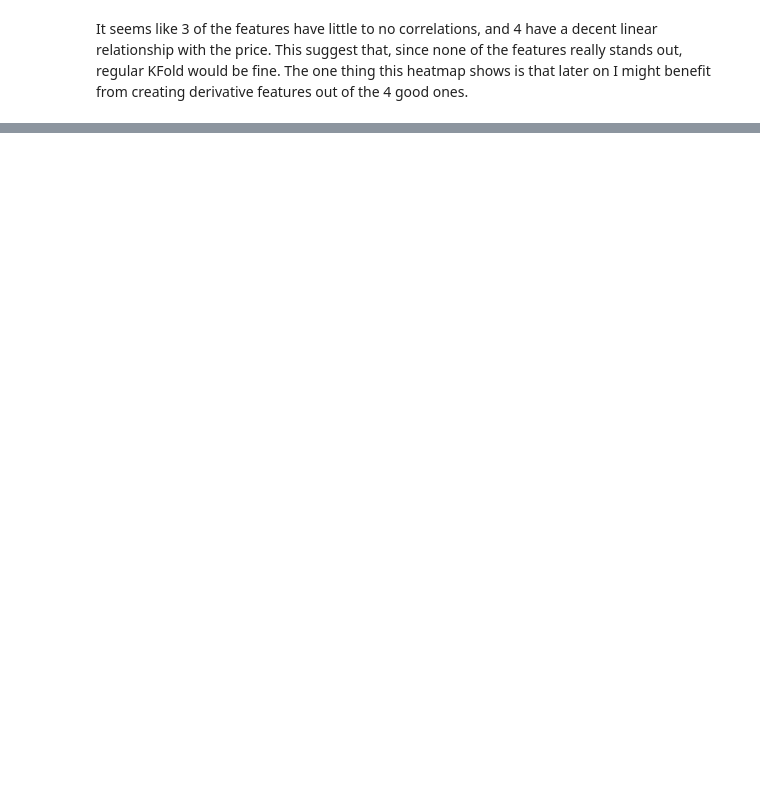
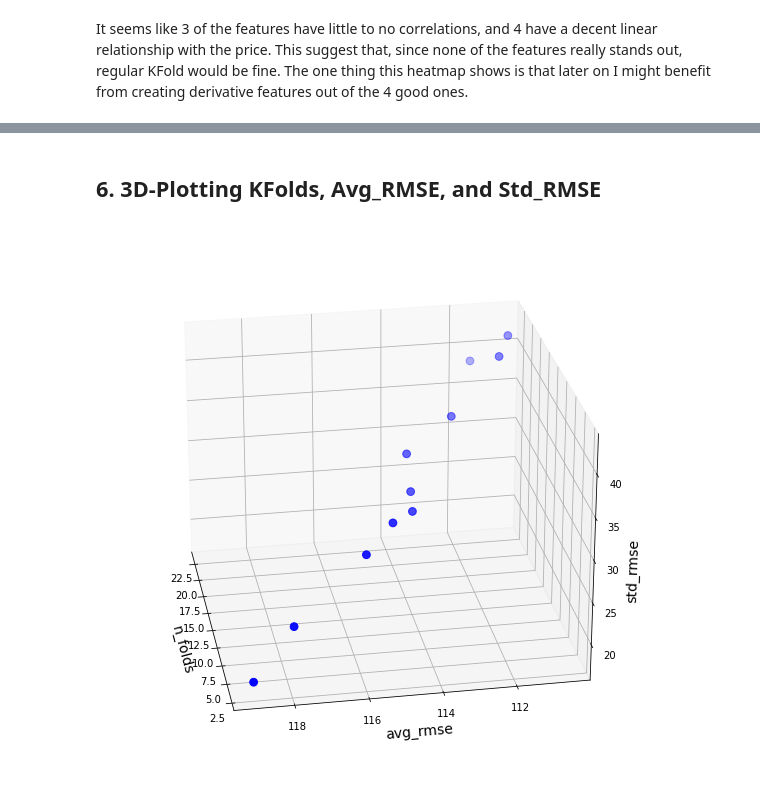
Before and after one commit to harera3/ML_Blueprints, a Jupyter notebook: 03_Hyperparameter_Optimization.ipynb, the cells around one changed output, grey strips where cells are left out. Drawn from its saved outputs; the diff is of its cells as text; code cells hidden in the pictures; blank space fills up the shorter version.

```diff
--- a/03_Hyperparameter_Optimization.ipynb
+++ b/03_Hyperparameter_Optimization.ipynb
@@ -164,0 +168,16 @@ print(avg_rmse)
+# %%
+n_folds = np.arange(3,25,2)
+avg_rmse = []
+std_rmse = []
+for fold in n_folds:
+    kf = KFold(fold, shuffle=True, random_state=1)
+    model = KNeighborsRegressor(n_neighbors=16,
+                                algorithm='brute')
+    mses = cross_val_score(knn, X_train, y_train, cv=kf, n_jobs=-1,
+                       scoring="neg_mean_squared_error")
+    rmses = np.sqrt(np.absolute(mses))
+    avg_rmse.append(np.mean(rmses))
+    std_rmse.append(np.std(rmses))
+print("folds:", n_folds)
+print("Avg_RMSE: ", avg_rmse)
+print("Std_RMSE: ", std_rmse)
@@ -164,0 +188,21 @@ print(avg_rmse)
+# %% [markdown]
+## 6. 3D-Plotting KFolds, Avg_RMSE, and Std_RMSE
+# %%
+from mpl_toolkits.mplot3d import Axes3D
+
+# Dataset
+df=pd.DataFrame({'X': n_folds,
+                 'Y': avg_rmse,
+                 'Z': std_rmse})
+
+# plot
+fig = plt.figure(figsize=(10,10))
+ax = fig.add_subplot(111, projection='3d')
+ax.scatter(df['X'], df['Y'], df['Z'], c='blue', s=60)
+plt.xlabel('n_folds', fontsize=14)
+plt.ylabel('avg_rmse', fontsize=14)
+ax.set_zlabel('std_rmse', fontsize=14)
+ax.view_init(25, 170)
+plt.show()
+# %% [output]
+[figure, added]
```
Also changed, not shown: parts of 7 cells of this notebook.
